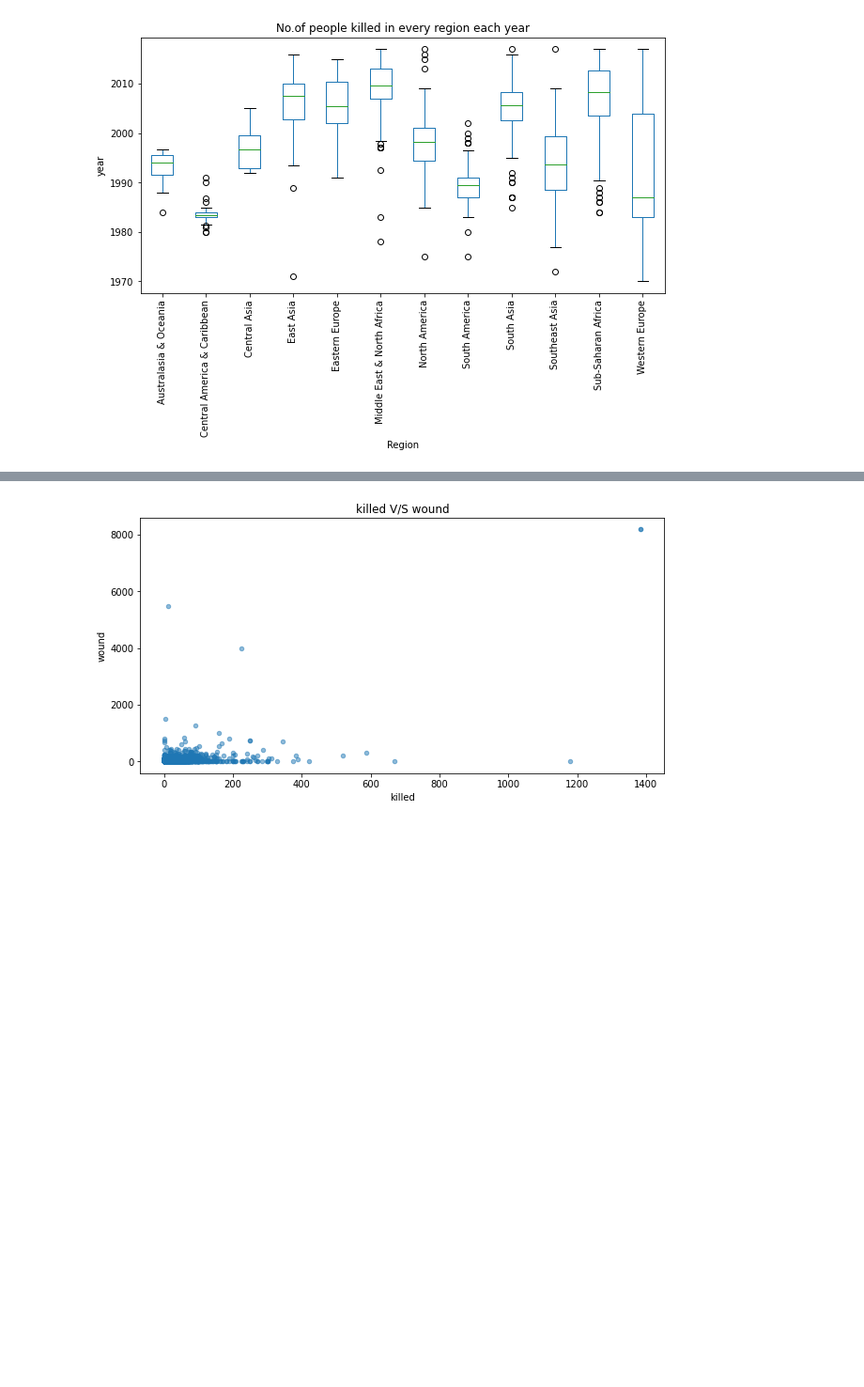
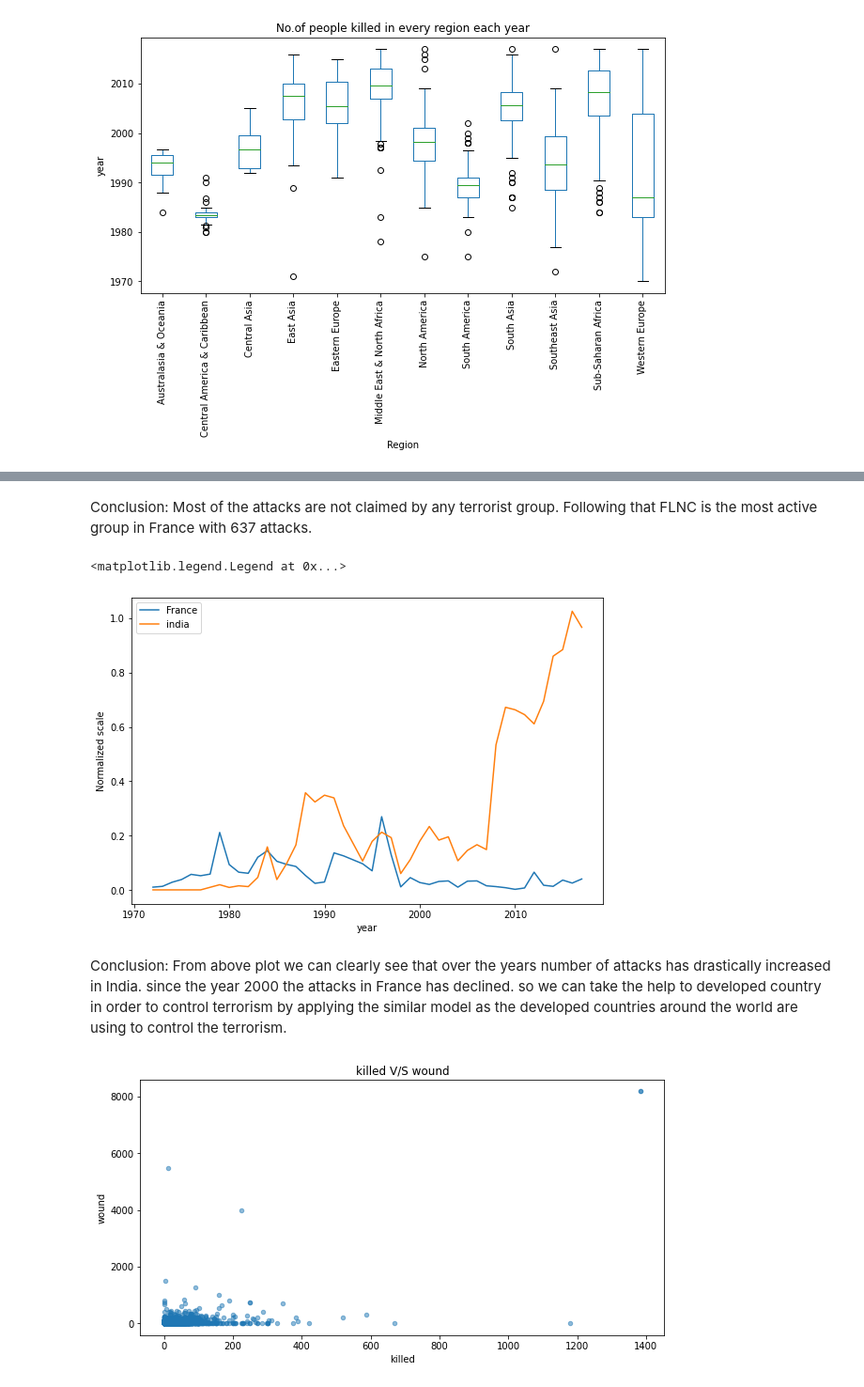
Before and after one commit to mmishra1092/Global-Terrorism-Analysis, a Jupyter notebook: MAYANK_MISHRA_Global_Terrorism_Analysis_Capstone_Project.ipynb, the cells around one changed output, grey strips where cells are left out. Shown: that part at 94% size. Saved outputs shown, nothing was run; the diff lists cells and outputs as text; code cells hidden in the pictures; blank space fills up the shorter version.

```diff
--- a/MAYANK_MISHRA_Global_Terrorism_Analysis_Capstone_Project.ipynb
+++ b/MAYANK_MISHRA_Global_Terrorism_Analysis_Capstone_Project.ipynb
@@ -460,3 +517,25 @@ plt.rcParams['figure.figsize'] = (15, 5)
+# %% [markdown]
+Conclusion: Most of the attacks are not claimed by any terrorist group. Following that FLNC is the most active group in France with 637 attacks.
+# %%
+# Comapring attacks between India and France over the years.
+ind2 = global_terrorism_relevant_df.loc[global_terrorism_relevant_df['Country']=='India', ['Country','year']]
+india_year = ind2.groupby('year')['year'].count()
+
+France2 = global_terrorism_relevant_df.loc[global_terrorism_relevant_df['Country']=='France', ['Country','year']]
+France_year = France2.groupby('year')['year'].count()
+# %%
+# plot compair
+plt.figure(figsize=(9,6))
+plt.plot(France_year/1000 , label ='France')        # scaling down to compair the values
+plt.plot(india_year/1000, label= 'india')
+plt.xlabel('year')
+plt.ylabel('Normalized scale')
+plt.legend()
+# %% [output]
+<matplotlib.legend.Legend at 0x...>
+[figure, added]
+# %% [markdown]
+Conclusion: From above plot we can clearly see that over the years number of attacks has drastically increased in India. since the year 2000 the attacks in France has declined. so we can take the help to developed country in order to control terrorism by applying the similar model as the developed countries around the world are using to control the terrorism.
 # %%
 # killed V/S wounded
 
```
Also changed, not shown: parts of 9 cells of this notebook.
